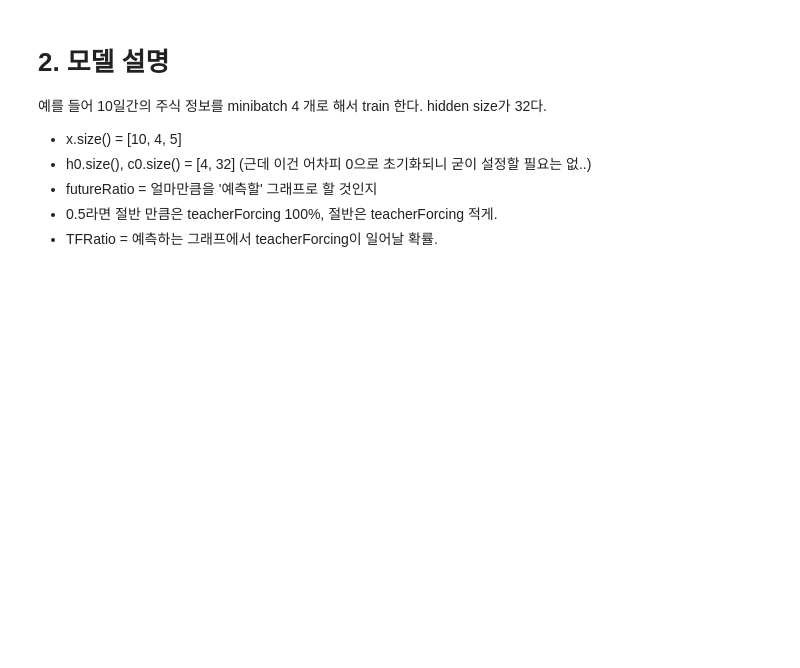
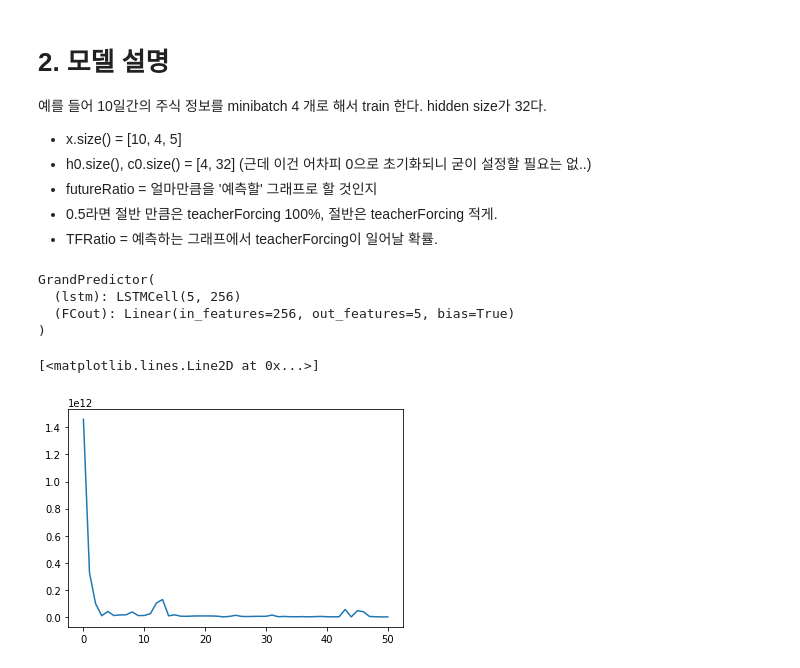
Before and after one commit to Kicory/ML_StockPJ, a Jupyter notebook: Notebook/TheGrandPredictor.ipynb, the cells around one changed output. Drawn from its saved outputs; the diff is of its cells as text; code cells hidden in the pictures; blank space fills up the shorter version.

```diff
--- a/Notebook/TheGrandPredictor.ipynb
+++ b/Notebook/TheGrandPredictor.ipynb
@@ -84,18 +93,18 @@ class GrandPredictor(nn.Module):
   def __init__(self, hiddenSize=32):
     super(GrandPredictor, self).__init__()
 
-    self.lstm = nn.LSTMCell(5, 32)
-    self.FCout = nn.Linear(32, 5)
-  def forward(self, x, h, c, futureRatio=0.5, TFRatio=0.5):
+    self.lstm = nn.LSTMCell(5, hiddenSize)
+    self.FCout = nn.Linear(hiddenSize, 5)
+  def forward(self, x, futureRatio=0.5, TFRatio=0.5):
     seqLen = x.size()[0]
     output = []
     prevPrediction = None
     predictFrom = int(seqLen * futureRatio)
 
-    assert(predictFrom >= 1, 'No given data, no prediction.')
+    assert predictFrom >= 1, 'No given data, no prediction.'
 
     for day in range(0, predictFrom):
-      h, c = self.lstm(x[day], (h, c))
+      h, c = self.lstm(x[day])
       prevPrediction = self.FCout(h)
       output.append(prevPrediction.clone())
 
@@ -110,15 +119,20 @@ class GrandPredictor(nn.Module):
       prevPrediction = self.FCout(h)
       output.append(prevPrediction.clone())
 
-    return output
+    return torch.stack(output)
 # %%
-predictor = GrandPredictor(32)
+predictor = GrandPredictor(256)
 predictor = predictor.to(device)
 
 # Print your neural network structure
 print(predictor)
 
 optimizer = optim.SGD(predictor.parameters(), lr=learningRate)
+# %% [output]
+GrandPredictor(
+  (lstm): LSTMCell(5, 256)
+  (FCout): Linear(in_features=256, out_features=5, bias=True)
+)
 # %%
 ckpt_dir = os.path.join(gdrive_root, 'Project/checkpoints')
 
@@ -137,9 +151,35 @@ if os.path.exists(ckpt_path):
       print('wrong checkpoint')
   else:
     print('checkpoint is loaded !')
-# %%
-# Training process
-it = 0
-predictor.train()
-
-for epoch in range(maxEpoch):
+# %%
+# Training process
+import matplotlib.pyplot as plt
+it = 0
+predictor.train()
+
+losses = []
+
+for epoch in range(1):
+  reader = getInputData(os.path.join(data_dir, '000020.KS.csv'), 20, 4)
+  predictor.train()
+  for data in reader:
+    it = it + 1
+    data = data.to(device);
+
+    esti = predictor(data, 1, 0.5)
+
+    # 'null' date's estimated prices are all 0.
+    # Also make reference data's nan to 0, so loss gonna be 0 -- no effect to model.
+    #data[data != data] = 0
+    loss = F.mse_loss(esti, data)
+
+    optimizer.zero_grad()
+    loss.backward()
+    optimizer.step()
+    losses.append(loss.item())
+
+
+plt.plot(losses, label='train loss')
+# %% [output]
+[<matplotlib.lines.Line2D at 0x...>]
+[figure, added]
```
Also changed, not shown: parts of 6 cells of this notebook.
